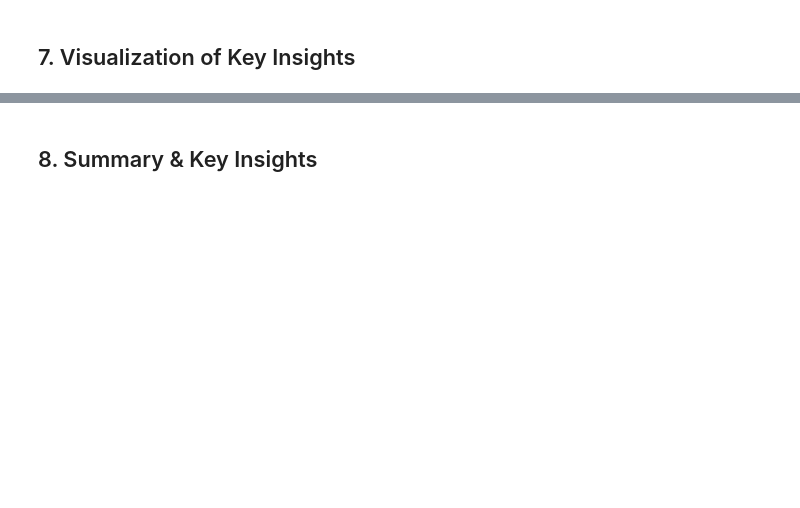
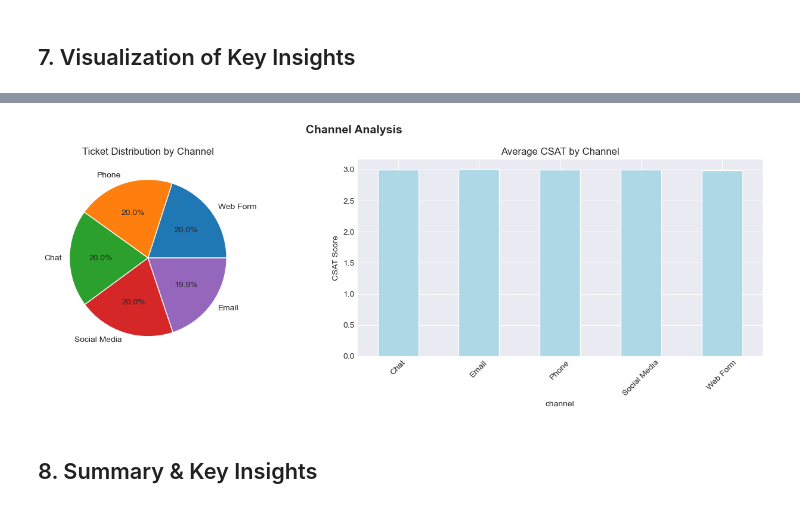
Before and after one commit to swathika1/BT5151-customer-support-triage, a Jupyter notebook: 01_EDA_Customer_Support_Tickets.ipynb, the cells around one changed output, grey strips where cells are left out. Saved outputs shown, nothing was run; the diff lists cells and outputs as text; code cells hidden in the pictures; blank space fills up the shorter version.

```diff
--- a/01_EDA_Customer_Support_Tickets.ipynb
+++ b/01_EDA_Customer_Support_Tickets.ipynb
@@ -230,22 +399,24 @@ if 'category' in df.columns and 'customer_satisfaction_score' in df.columns:
 # %%
 # Channel analysis
 if 'channel' in df.columns:
     fig, axes = plt.subplots(1, 2, figsize=(14, 5))
     fig.suptitle('Channel Analysis', fontsize=14, fontweight='bold')
 
-    df['channel'].value_counts().plot(kind='pie', ax=axes[0], autopct='%1.1f%')
+    df['channel'].value_counts().plot(kind='pie', ax=axes[0], autopct='%1.1f%%')
     axes[0].set_title('Ticket Distribution by Channel')
     axes[0].set_ylabel('')
 
     if 'customer_satisfaction_score' in df.columns:
         csat_by_channel = df.groupby('channel')['customer_satisfaction_score'].mean()
         csat_by_channel.plot(kind='bar', ax=axes[1], color='lightblue')
         axes[1].set_title('Average CSAT by Channel')
         axes[1].set_ylabel('CSAT Score')
         axes[1].set_xticklabels(axes[1].get_xticklabels(), rotation=45)
 
     plt.tight_layout()
     plt.show()
+# %% [output]
+[figure, added]
 # %% [markdown]
 ## 8. Summary & Key Insights
 # %%
```
Also changed, not shown: parts of 22 cells of this notebook.
